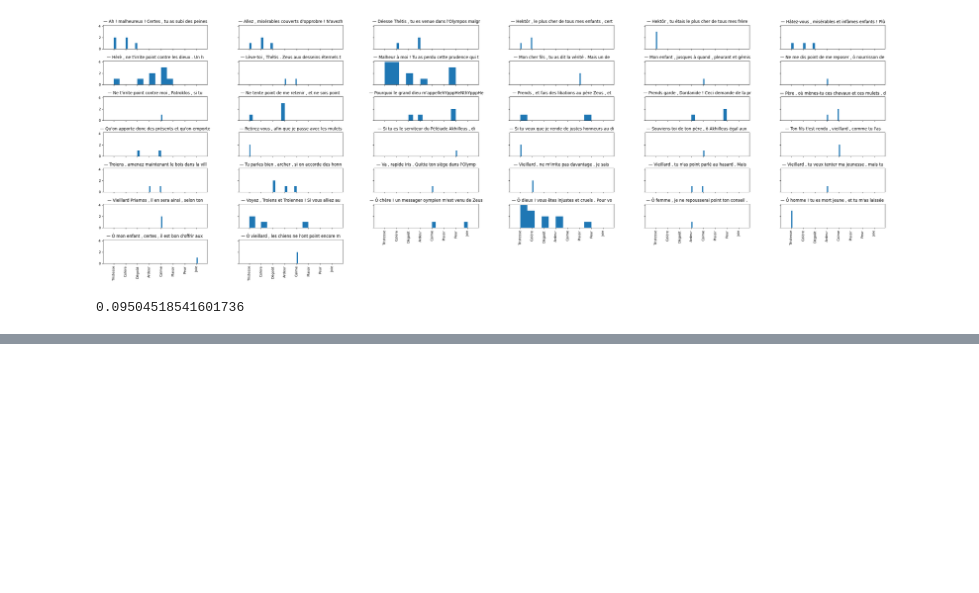
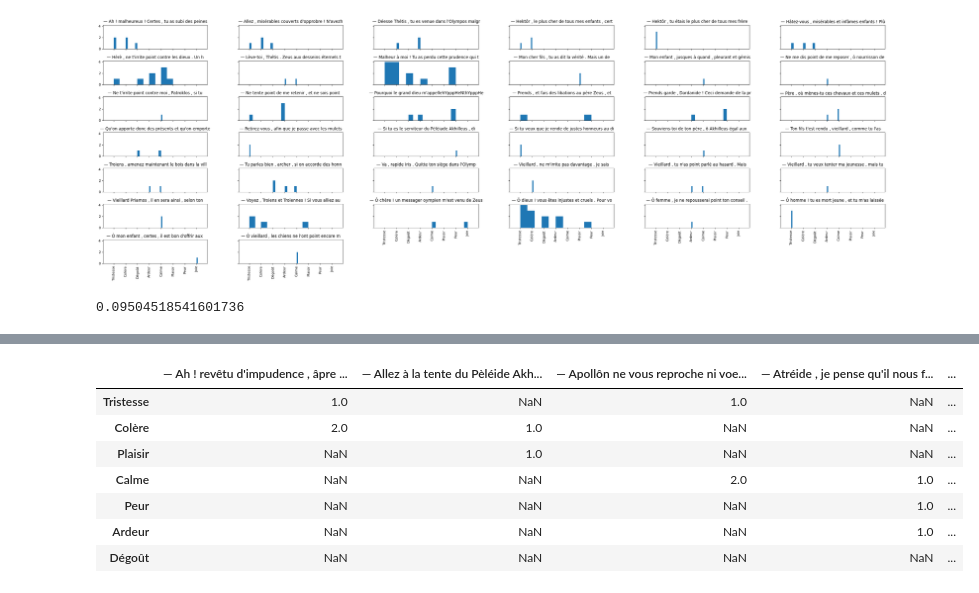
Before and after one commit to dpicca/Homer_Iliad_Dataset, a Jupyter notebook: Dataframes/Data_cleaning.ipynb, the cells around one changed output, grey strips where cells are left out. Drawn from its saved outputs; the diff is of its cells as text; code cells hidden in the pictures; blank space fills up the shorter version.

```diff
--- a/Dataframes/Data_cleaning.ipynb
+++ b/Dataframes/Data_cleaning.ipynb
@@ -264,10 +247,12 @@ test1.apply(lambda a: a[:])
+# %%
+test_1.reset_index(inplace=True, drop=True)
 # %%
 def df_to_experiment_annotator_table(df,experiment_col,annotator_col,class_col):
         return df.pivot_table(
         index=annotator_col, columns=experiment_col, values=class_col, aggfunc="first"
     )
 
-df_chapter1= df_to_experiment_annotator_table(chapter_1,'original_data','annotator','label')
+df_chapter1= df_to_experiment_annotator_table(test_1,'original_data','annotator','label')
 # %%
 df_chapter1
 # %% [output]
@@ -299,3 +286,18 @@ def make_value_by_unit_table_dict(experiment_annotator_df):
+# %%
+table = make_value_by_unit_table_dict(df_chapter1)
+# %%
+table_df = pd.DataFrame.from_dict(table)
+# %%
+table_df
+# %% [output]
+|  | — Ah ! revêtu d'impudence , âpre ... | — Allez à la tente du Pèléide Akh... | — Apollôn ne vous reproche ni voe... | — Atréide , je pense qu'il nous f... | ... |
+| Tristesse | 1.0 | NaN | 1.0 | NaN | ... |
+| Colère | 2.0 | 1.0 | NaN | NaN | ... |
+| Plaisir | NaN | 1.0 | NaN | NaN | ... |
+| Calme | NaN | NaN | 2.0 | 1.0 | ... |
+| Peur | NaN | NaN | NaN | 1.0 | ... |
+| Ardeur | NaN | NaN | NaN | 1.0 | ... |
+| Dégoût | NaN | NaN | NaN | NaN | ... |
 # %%
 def calculate_frequency_dicts(vbu_table_dict):
     """
```
Also changed, not shown: parts of 9 cells of this notebook, 1 other file.
